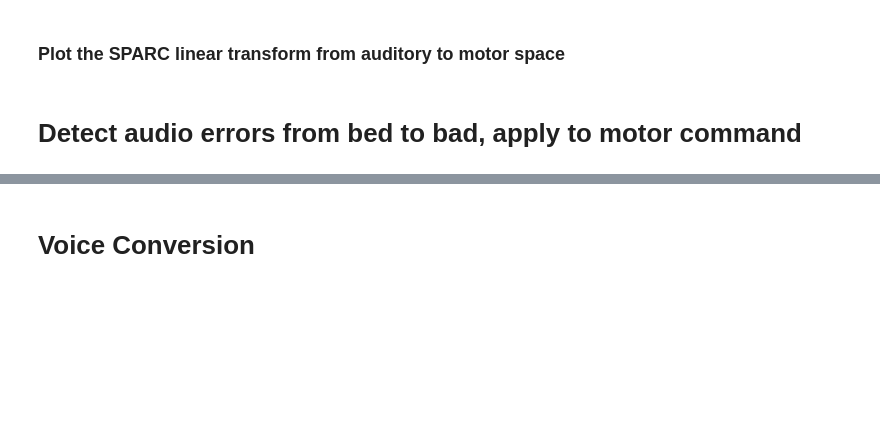
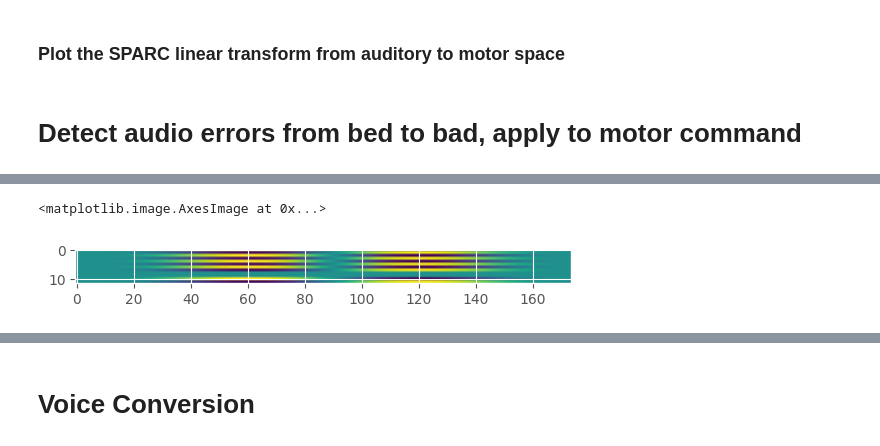
Before and after one commit to mguillau-commits/mrep, a Jupyter notebook: notebooks/process_diva_wavfiles.ipynb, the cells around one changed output, grey strips where cells are left out. Cells and saved outputs as stored; diff of their text form; code cells hidden in the pictures; blank space fills up the shorter version.

Commit message:
process_diva_wavfiles updated to use PC decomp perturbations

```diff
--- a/notebooks/process_diva_wavfiles.ipynb
+++ b/notebooks/process_diva_wavfiles.ipynb
@@ -29,6 +49,6 @@ import matplotlib.pyplot as plt
 import matplotlib as mpl
 mpl.style.use('ggplot')
 # %%
-coder = load_model("en", device= "cuda", use_penn=True)
+coder = load_model("en", device= "cpu", use_penn=True)
 # %% [output]
 load_model v3
@@ -215,11 +234,0 @@ plt.show()
-# %%
-# files = glob.glob('../sample_audio/diva_babbling/diva_babbling*.wav')
-topdir = '/projectnb/busplab/lbullock/sparc_sample_audio' # for BU SCC
-# topdir = '/content/drive/MyDrive/shbt/BML-guenther/2024S-guenther-audio-primitives/util/Speech-Articulatory-Coding'
-files = glob.glob(f'{topdir}/sample_audio/diva_babbling/diva_babbling*.wav')
-
-# dir_out = '../sample_audio/diva_babbling_resynth_20250224/'
-# dir_out = '/content/drive/MyDrive/shbt/BML-guenther/2024S-guenther-audio-primitives/util/Speech-Articulatory-Coding/sample_audio/diva_babbling_resynth_20250224/'
-dir_out = (f'{topdir}/sample_audio/diva_babbling_resynth/')
-
-files[0:10]
@@ -783,0 +782,63 @@ ipd.display(ipd.Audio(wavs_resynth[2], rate=coder.sr))
+# %%
+idxs_tongue = np.array([1, 2, 3, 4, 5, 6]) - 1
+idxs_jaw = np.array([7, 8]) - 1
+idxs_lips = np.array([9, 10, 11, 12]) - 1
+idxs_UL = np.array([9, 10]) - 1
+PC = pd.read_csv(f'{topdir}/../mngu0_ema/PC-12d.csv')
+
+
+def m2M(m, PC):
+  # convert relative positions of articulators 'm' to PC-positions of articulators M
+  global idxs_tongue
+  global idxs_jaw
+  global idxs_lips
+  global idxs_UL
+  mask_jawUL = np.ones_like(m)
+  mask_jawUL[[7,8,9,10]] = 0
+
+  m_jawtile = np.tile(m(idxs_jaw), 6)
+
+  m_jawrel = m - np.multiply(mask_jawUL, m_jawtile)
+
+  M = np.dot(np.linalg.inv(PC), m_jawrel)
+  return M
+
+
+def M2m(M, PC):
+  # convert relative positions of articulators 'm' to PC-positions of articulators M
+  global idxs_tongue
+  global idxs_jaw
+  global idxs_lips
+  global idxs_UL
+
+  mask_jawUL = np.ones_like(M)
+  mask_jawUL[np.concat([idxs_jaw, idxs_UL])] = 0
+
+  m = np.dot(PC, M)
+
+  m = m + np.multiply(mask_jawUL, np.tile(m[idxs_jaw], [6, 1]))
+
+  return m
+
+# M = np.array([0, 0, 0, 0, 0, 0, 0.5, 0, 0, 0])
+# M = np.zeros_li?e(ema, )
+
+ema = np.squeeze(code_orig['ema'])
+ema_pert_M = np.zeros_like(ema)
+ema_pert_M[[60], idxs_jaw[0]] = 0.5
+ema_pert_M[[120], idxs_jaw[0]] = -0.5
+
+ema_pert_M.shape
+
+ema_pert_M[:, idxs_jaw[0]] = np.convolve(np.hanning(100), ema_pert_M[:, idxs_jaw[0]], 'same')
+
+# M[idxs_jaw[0]] = 0.5
+
+# M2m(M, PC)
+
+
+plt.imshow(ema_pert_M.T)
+plt.imshow(M2m(ema_pert_M.T, PC))
+# %% [output]
+<matplotlib.image.AxesImage at 0x...>
+[figure, added]
```
Also changed, not shown: parts of 22 cells of this notebook, 1 other file.
